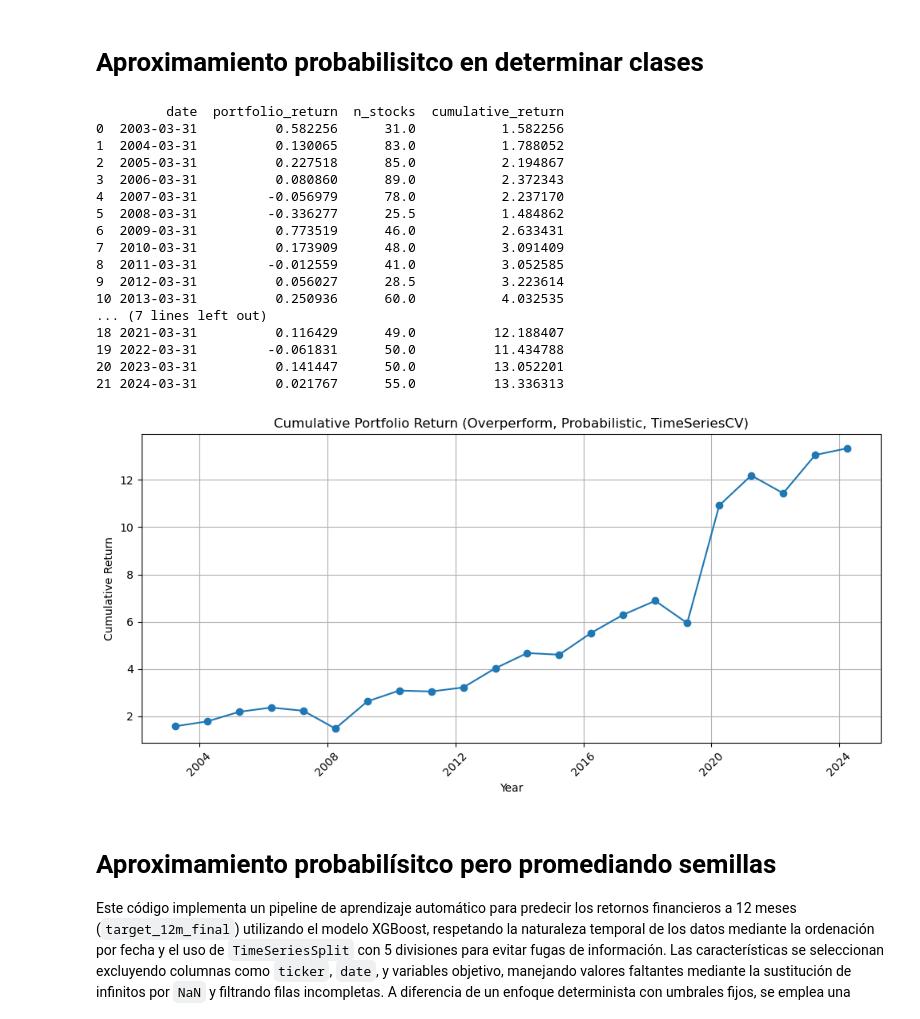
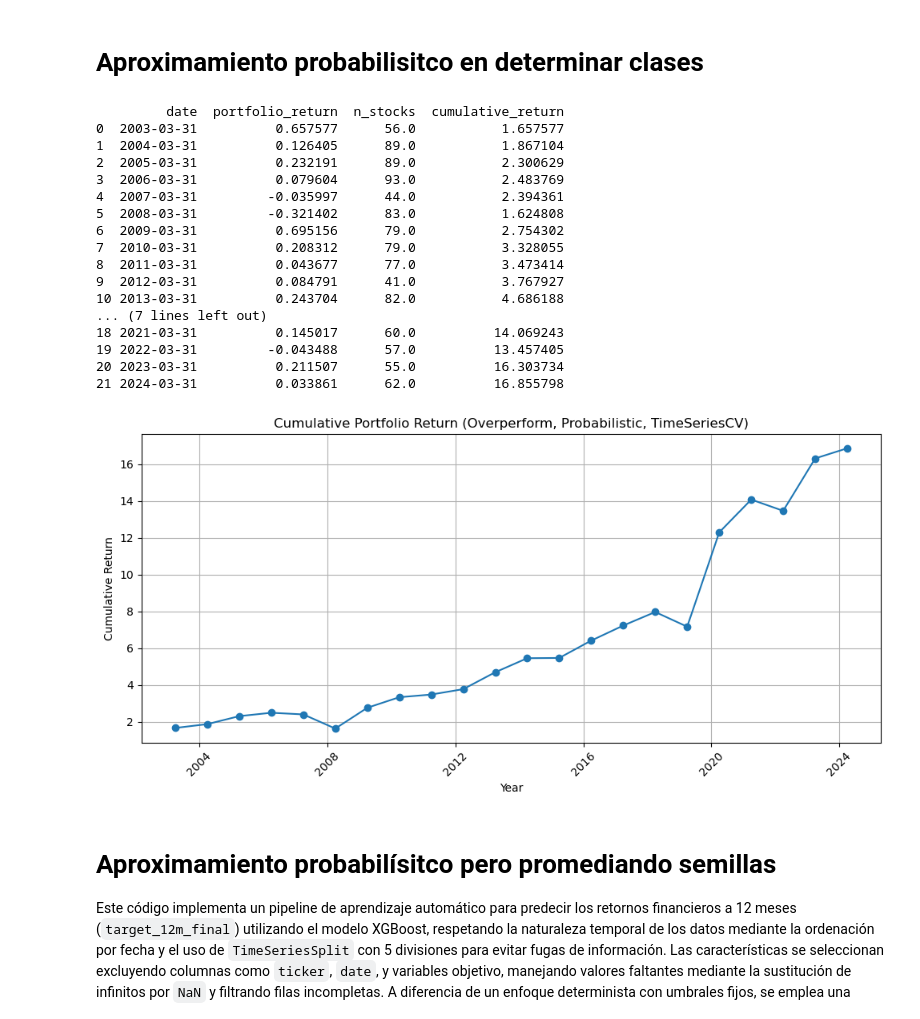
Before and after one commit to igmun/tfg-code, a Jupyter notebook: notebooks/11. XGBoost-Probabilistic.ipynb, the cells around one changed output. Drawn from its saved outputs; the diff is of its cells as text; code cells hidden in the pictures.

```diff
--- a/notebooks/11. XGBoost-Probabilistic.ipynb
+++ b/notebooks/11. XGBoost-Probabilistic.ipynb
@@ -31,7 +31,7 @@ data_base = data_base.sort_values('date')
 # 2. Define las features y prepara datos
 features = [
     col for col in data_base.columns
-    if col not in ['ticker', 'date', 'cap_category', 'target_12m_final']
+    if col not in ['ticker', 'date', 'cap_category', 'target_12m_final','target_class']
     and not col.startswith('target')
 ]
 
@@ -112,49 +112,49 @@ for fold, (train_idx, test_idx) in enumerate(tscv.split(X)):
         })
 
 # 8. DataFrame de resultados
 results = pd.DataFrame(result_list)
 results = results.sort_values(['date', 'fold'])
 
 # 9. Métrica ANUAL: promedio sobre los folds
 annual_results = results.groupby('date').agg({
     'portfolio_return': 'mean',
     'n_stocks': 'mean'
 }).reset_index()
 
 # 10. Retorno acumulado
 annual_results['cumulative_return'] = (1 + annual_results['portfolio_return']).cumprod()
 
 print(annual_results)
 
 # 11. Gráfico de retorno acumulado
 plt.figure(figsize=(10,5))
 plt.plot(annual_results['date'], annual_results['cumulative_return'], marker='o')
 plt.title("Cumulative Portfolio Return (Overperform, Probabilistic, TimeSeriesCV)")
 plt.xlabel("Year")
 plt.ylabel("Cumulative Return")
 plt.xticks(rotation=45)
 plt.grid()
 plt.tight_layout()
 plt.show()
 # %% [output]
          date  portfolio_return  n_stocks  cumulative_return
-0  2003-03-31          0.582256      31.0           1.582256
-1  2004-03-31          0.130065      83.0           1.788052
-2  2005-03-31          0.227518      85.0           2.194867
-3  2006-03-31          0.080860      89.0           2.372343
-4  2007-03-31         -0.056979      78.0           2.237170
-5  2008-03-31         -0.336277      25.5           1.484862
-6  2009-03-31          0.773519      46.0           2.633431
-7  2010-03-31          0.173909      48.0           3.091409
-8  2011-03-31         -0.012559      41.0           3.052585
-9  2012-03-31          0.056027      28.5           3.223614
-10 2013-03-31          0.250936      60.0           4.032535
+0  2003-03-31          0.657577      56.0           1.657577
+1  2004-03-31          0.126405      89.0           1.867104
+2  2005-03-31          0.232191      89.0           2.300629
+3  2006-03-31          0.079604      93.0           2.483769
+4  2007-03-31         -0.035997      44.0           2.394361
+5  2008-03-31         -0.321402      83.0           1.624808
+6  2009-03-31          0.695156      79.0           2.754302
+7  2010-03-31          0.208312      79.0           3.328055
+8  2011-03-31          0.043677      77.0           3.473414
+9  2012-03-31          0.084791      41.0           3.767927
+10 2013-03-31          0.243704      82.0           4.686188
 ... (7 lines left out)
-18 2021-03-31          0.116429      49.0          12.188407
-19 2022-03-31         -0.061831      50.0          11.434788
-20 2023-03-31          0.141447      50.0          13.052201
-21 2024-03-31          0.021767      55.0          13.336313
+18 2021-03-31          0.145017      60.0          14.069243
+19 2022-03-31         -0.043488      57.0          13.457405
+20 2023-03-31          0.211507      55.0          16.303734
+21 2024-03-31          0.033861      62.0          16.855798
-[figure, old version]
+[figure, new version]
 # %% [markdown]
 
 
```
Also changed, not shown: parts of 8 cells of this notebook, 4 other files.
